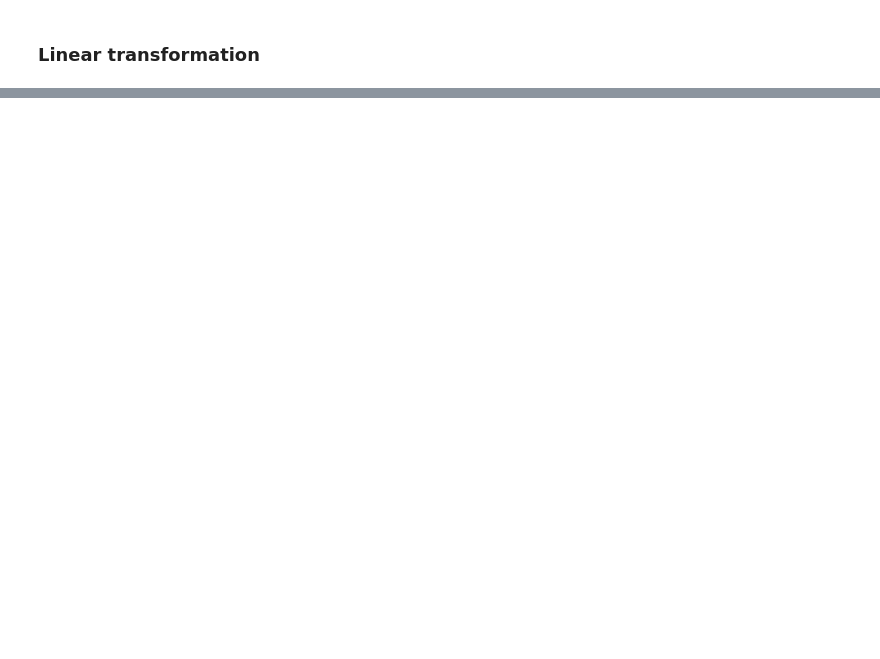
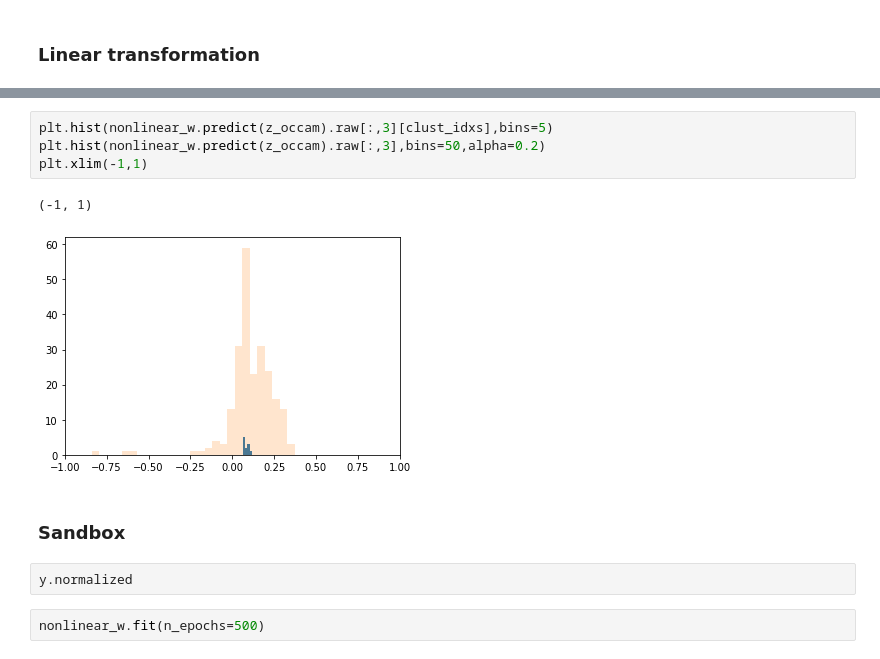
Before and after one commit to drd13/RSCA, a Jupyter notebook: apoNN/notebooks/6-Occam_fitting.ipynb, the cells around one changed output, grey strips where cells are left out. Saved outputs shown, nothing was run; the diff lists cells and outputs as text; blank space fills up the shorter version.

```diff
--- a/apoNN/notebooks/6-Occam_fitting.ipynb
+++ b/apoNN/notebooks/6-Occam_fitting.ipynb
@@ -126,0 +187,13 @@ NameError: name 'y' is not defined
+# %%
+plt.hist(nonlinear_w.predict(z_occam).raw[:,3][clust_idxs],bins=5)
+plt.hist(nonlinear_w.predict(z_occam).raw[:,3],bins=50,alpha=0.2)
+plt.xlim(-1,1)
+# %% [output]
+(-1, 1)
+[figure, added]
+# %% [markdown]
+### Sandbox
+# %%
+y.normalized
+# %%
+nonlinear_w.fit(n_epochs=500)
```
Also changed, not shown: parts of 34 cells of this notebook.
